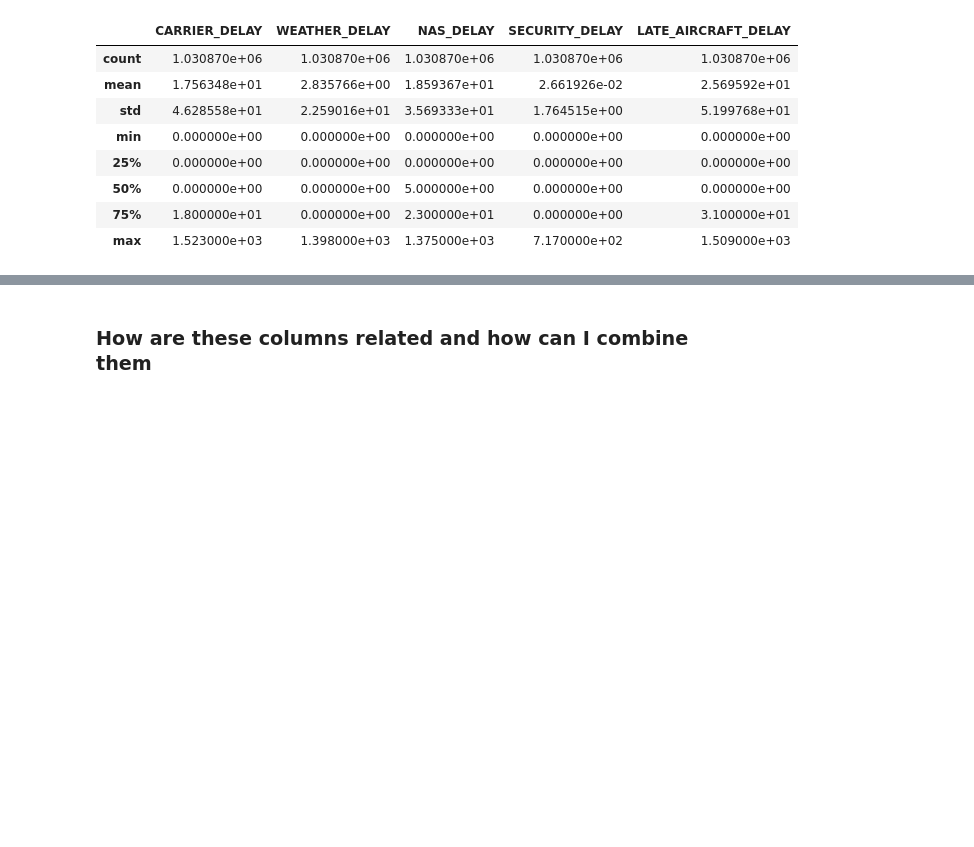
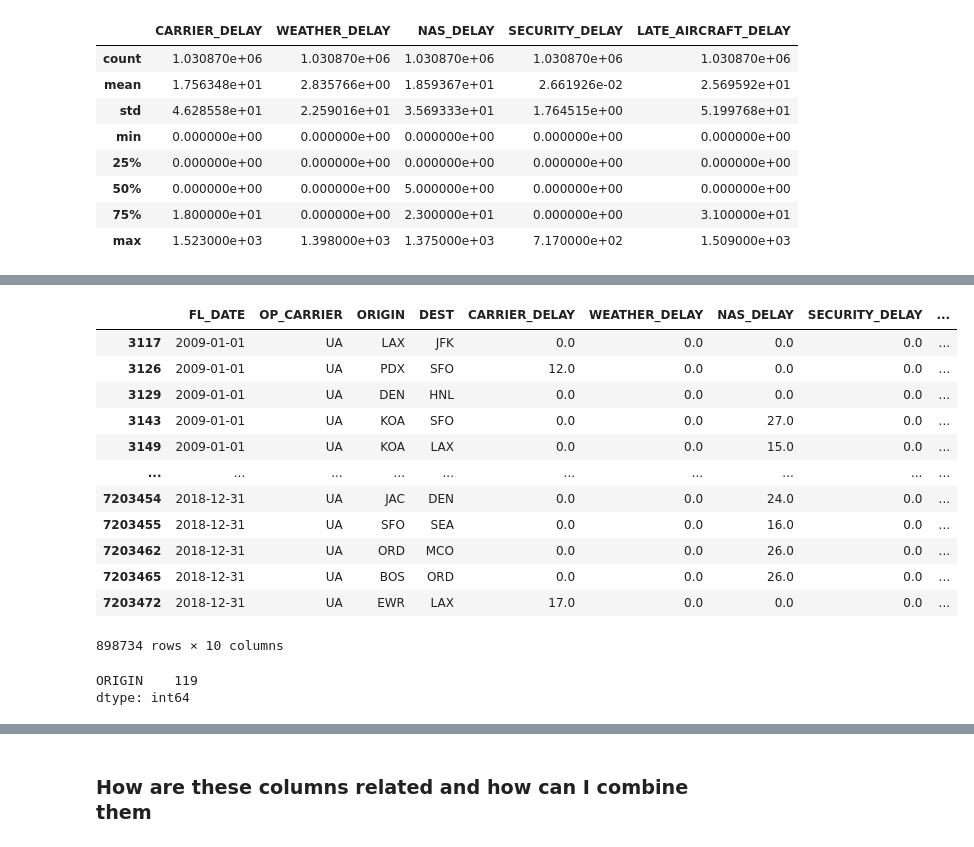
Before and after one commit to CLOUD-NINE-FLIGHT-SOLUTIONS/CLOUD-NINE-FLIGHT-SOLUTIONS, a Jupyter notebook: Mannie/explore.ipynb, the cells around one changed output, grey strips where cells are left out. Drawn from its saved outputs; the diff is of its cells as text; code cells hidden in the pictures; blank space fills up the shorter version.

```diff
--- a/Mannie/explore.ipynb
+++ b/Mannie/explore.ipynb
@@ -51,0 +109,23 @@ flights.describe()
+# %%
+delay_flights[delay_flights['ORIGIN'].notnull()]
+# %% [output]
+|  | FL_DATE | OP_CARRIER | ORIGIN | DEST | CARRIER_DELAY | WEATHER_DELAY | NAS_DELAY | SECURITY_DELAY | ... |
+| 3117 | 2009-01-01 | UA | LAX | JFK | 0.0 | 0.0 | 0.0 | 0.0 | ... |
+| 3126 | 2009-01-01 | UA | PDX | SFO | 12.0 | 0.0 | 0.0 | 0.0 | ... |
+| 3129 | 2009-01-01 | UA | DEN | HNL | 0.0 | 0.0 | 0.0 | 0.0 | ... |
+| 3143 | 2009-01-01 | UA | KOA | SFO | 0.0 | 0.0 | 27.0 | 0.0 | ... |
+| 3149 | 2009-01-01 | UA | KOA | LAX | 0.0 | 0.0 | 15.0 | 0.0 | ... |
+| ... | ... | ... | ... | ... | ... | ... | ... | ... | ... |
+| 7203454 | 2018-12-31 | UA | JAC | DEN | 0.0 | 0.0 | 24.0 | 0.0 | ... |
+| 7203455 | 2018-12-31 | UA | SFO | SEA | 0.0 | 0.0 | 16.0 | 0.0 | ... |
+| 7203462 | 2018-12-31 | UA | ORD | MCO | 0.0 | 0.0 | 26.0 | 0.0 | ... |
+| 7203465 | 2018-12-31 | UA | BOS | ORD | 0.0 | 0.0 | 26.0 | 0.0 | ... |
+| 7203472 | 2018-12-31 | UA | EWR | LAX | 17.0 | 0.0 | 0.0 | 0.0 | ... |
+898734 rows × 10 columns
+# %%
+list_of_airports = delay_flights['ORIGIN'].value_counts()
+list_of_airports = pd.DataFrame(list_of_airports)
+list_of_airports.nunique()
+# %% [output]
+ORIGIN    119
+dtype: int64
```
Also changed, not shown: parts of 28 cells of this notebook, 3 other files.
